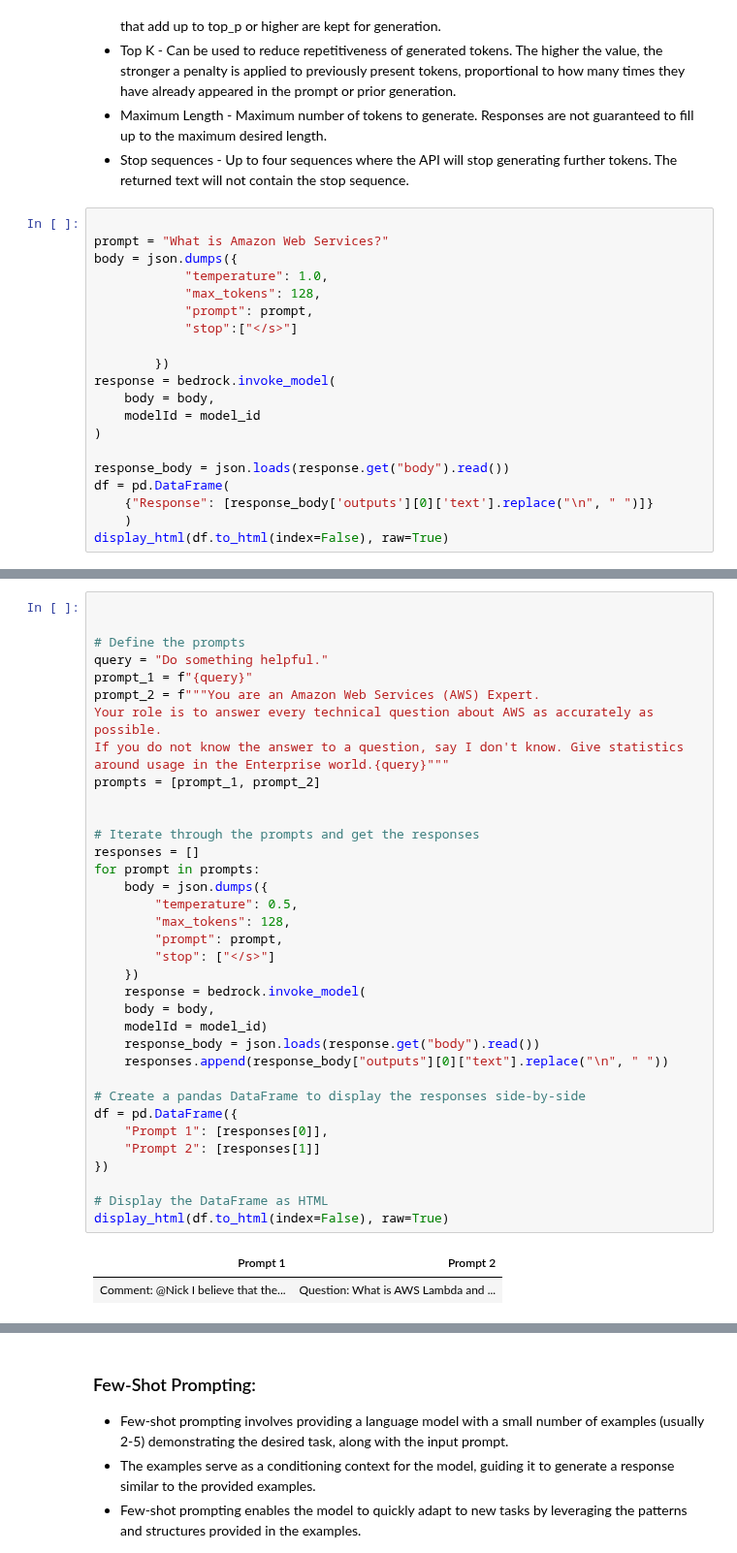
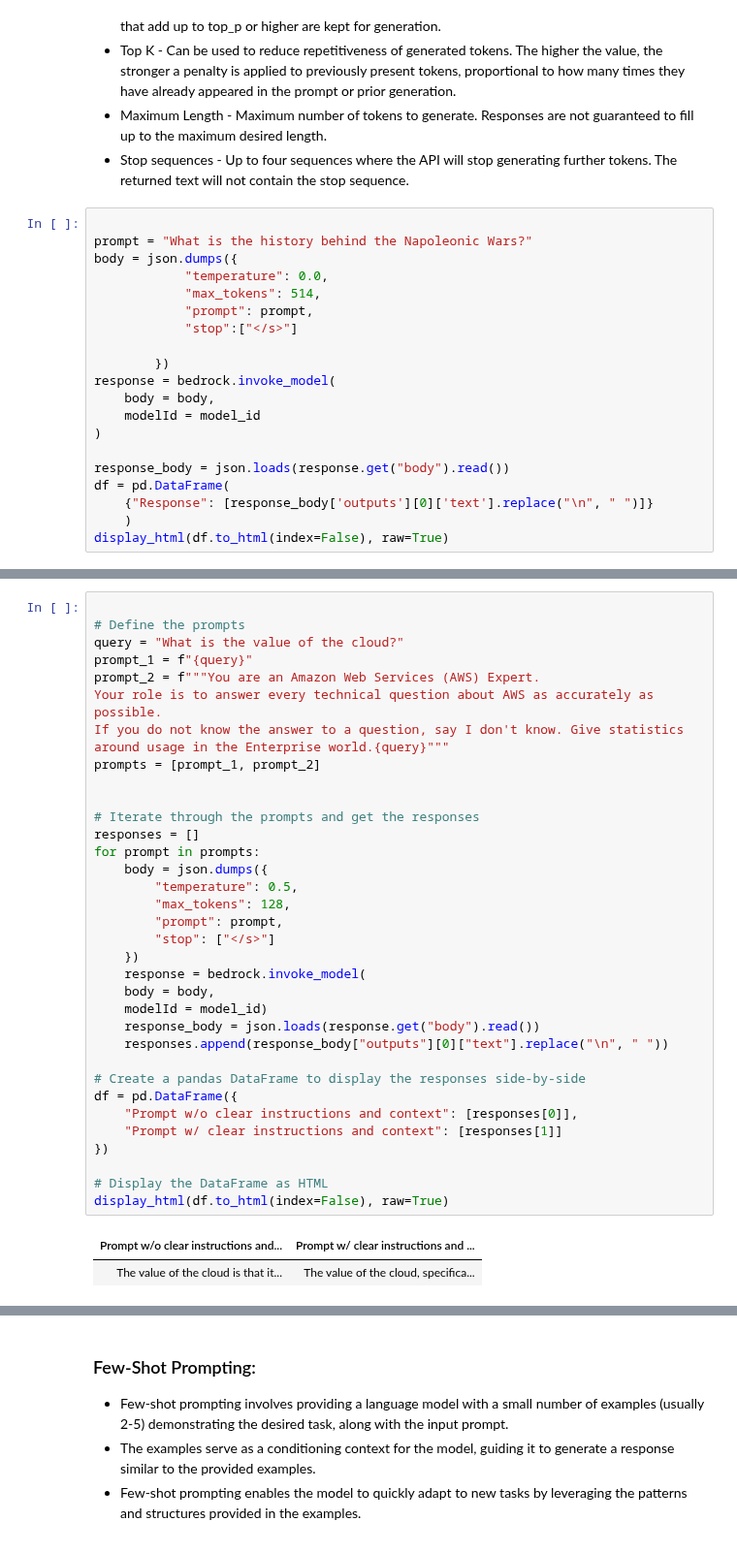
Before and after one commit to aws-samples/mistral-on-aws, a Jupyter notebook: notebooks/mistral_large_getting_started_101.ipynb, the cells around one changed output, grey strips where cells are left out. Shown at 97% size. Cells and saved outputs as stored; diff of their text form.

Commit message:
fixing comments

```diff
--- a/notebooks/mistral_large_getting_started_101.ipynb
+++ b/notebooks/mistral_large_getting_started_101.ipynb
@@ -77,10 +68,10 @@ The Mistral AI models have the following [inference parameters](https://docs.aws
 - Stop sequences - Up to four sequences where the API will stop generating further tokens. The returned text will not contain the stop sequence.
 # %%
 
-prompt = "What is Amazon Web Services?"
+prompt = "What is the history behind the Napoleonic Wars?"
 body = json.dumps({
-            "temperature": 1.0,
-            "max_tokens": 128,
+            "temperature": 0.0,
+            "max_tokens": 514,
             "prompt": prompt,
             "stop":["</s>"]
 
@@ -133,39 +98,38 @@ A strong prompt should include as many characetersitics as possible from the fol
 # %%
 
-
 # Define the prompts
-query = "Do something helpful."
+query = "What is the value of the cloud?"
 prompt_1 = f"{query}"
 prompt_2 = f"""You are an Amazon Web Services (AWS) Expert.
 Your role is to answer every technical question about AWS as accurately as possible.
 If you do not know the answer to a question, say I don't know. Give statistics
 around usage in the Enterprise world.{query}"""
 prompts = [prompt_1, prompt_2]
 
 
 # Iterate through the prompts and get the responses
 responses = []
 for prompt in prompts:
     body = json.dumps({
         "temperature": 0.5,
         "max_tokens": 128,
         "prompt": prompt,
         "stop": ["</s>"]
     })
     response = bedrock.invoke_model(
     body = body,
     modelId = model_id)
     response_body = json.loads(response.get("body").read())
     responses.append(response_body["outputs"][0]["text"].replace("\n", " "))
 
 # Create a pandas DataFrame to display the responses side-by-side
 df = pd.DataFrame({
-    "Prompt 1": [responses[0]],
-    "Prompt 2": [responses[1]]
+    "Prompt w/o clear instructions and context": [responses[0]],
+    "Prompt w/ clear instructions and context": [responses[1]]
 })
 
 # Display the DataFrame as HTML
 display_html(df.to_html(index=False), raw=True)
 # %% [output]
-| Prompt 1 | Prompt 2 |
-| Comment: @Nick I believe that the... | Question: What is AWS Lambda and ... |
+| Prompt w/o clear instructions and... | Prompt w/ clear instructions and ... |
+| The value of the cloud is that it... | The value of the cloud, specifica... |
```
Also changed, not shown: parts of 35 cells of this notebook.
